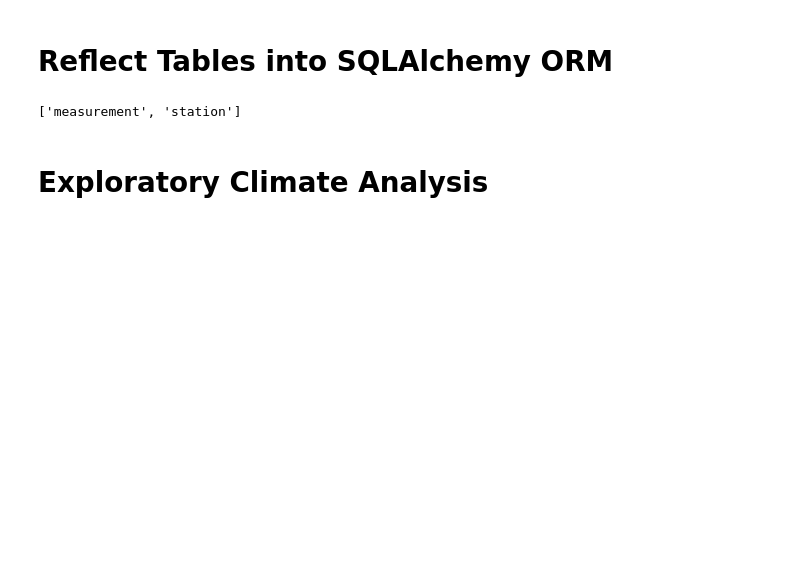
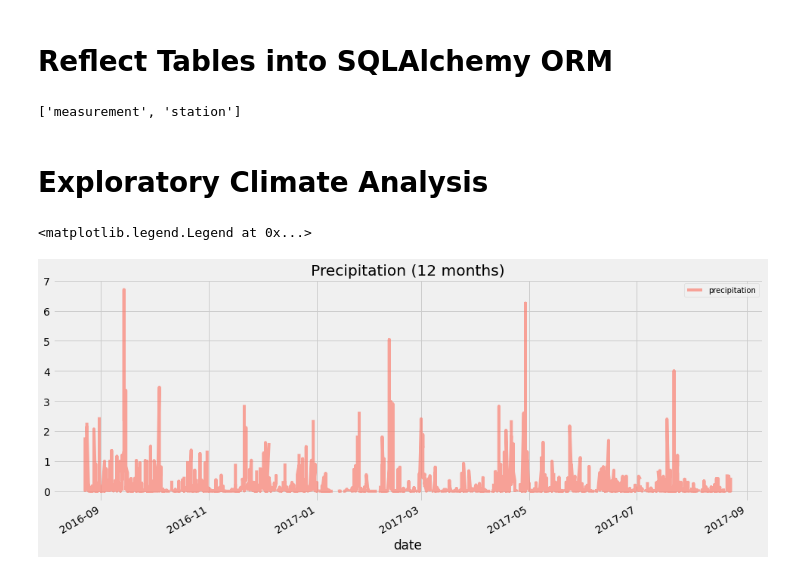
Before and after one commit to jsabastian/sqlalchemy-challenge, a Jupyter notebook: sqlalchemy.ipynb, the cells around one changed output. Drawn from its saved outputs; the diff is of its cells as text; code cells hidden in the pictures; blank space fills up the shorter version.

```diff
--- a/sqlalchemy.ipynb
+++ b/sqlalchemy.ipynb
@@ -41,47 +41,38 @@ session = Session(bind=engine)
 # %%
 #Design a query to retrieve the last 12 months of precipitation data and plot the results
 
 # Calculate the date 1 year ago from the last data point in the database
 
-# since session.query returns a tuple, we use [0][0] to get the value at the first entry
+date_last_year = session.query(measurements.date).order_by(measurements.date.desc()).first()[0]
 
-# and datetime.strptime to convert it to a datetime object
+#find date 12 months before
 
-# and subtract a year from it with dt.timedelta
-
-date_max = dt.datetime.strptime(session.query(func.max(measurements.date))[0][0],'%Y-%m-%d')
-
-prior_year = date_max - dt.timedelta(days=365)
+prior_year = dt.datetime.strptime(date_last_year, "%Y-%m-%d") - dt.timedelta(days=366)
 
 # Perform a query to retrieve the data and precipitation scores
 
-precip_df = session.query(measurements.prcp, measurements.date).filter(measurements.date >= prior_year)
+data_query = session.query(measurements.date, measurements.prcp).filter(measurements.date >= prior_year).all()
 
-# Save the query results as a Pandas DataFrame
+# Save the query results as a Pandas DataFrame and set the index to the date column
+precip_df = pd.DataFrame(data_query,columns=['date', 'precipitation'])
 
-precip_df = pd.DataFrame(precip_df)
+# Change datatype from element to datetime object on Pandas
+precip_df['date'] = pd.to_datetime(precip_df['date'], format='%Y-%m-%d')
 
-# Rename columns to capitalize axis labels
-
-precip_df = precip_df.rename(columns = {"date":"Date","prcp":"Precipitation"})
+# Set index to date column
+precip_df.set_index('date', inplace=True)
 
 # Sort the dataframe by date
+precip_df = precip_df.sort_values(by='date',ascending=True)
 
-precip_df = precip_df.sort_values(by="Date")
-
-# Set the index to the date column
-
-precip_df = precip_df.set_index("Date")
-
-# Write Database to CSV for access from app.py later
-
-precip_df.to_csv("Resources/precip_df.csv")
+precip_df.head(20)
 
 # Use Pandas Plotting with Matplotlib to plot the data
-
-precip_df.plot(rot=45,figsize=(15,5))
-plt.title("Recent Precipitation (12 months)")
-plt.ylabel("Precipitation (in.)")
+precip_df.plot(title="Precipitation (12 months)", color='salmon', alpha=0.7, figsize=(15,6))
+plt.legend(prop={'size': 10})
+# %% [output]
+<matplotlib.legend.Legend at 0x...>
+[figure, added]
 # %%
 # Design a query to show how many stations are available in this dataset?
 station_count = session.query(stations.station).count()
```
Also changed, not shown: parts of 4 cells of this notebook, 7 other files.
